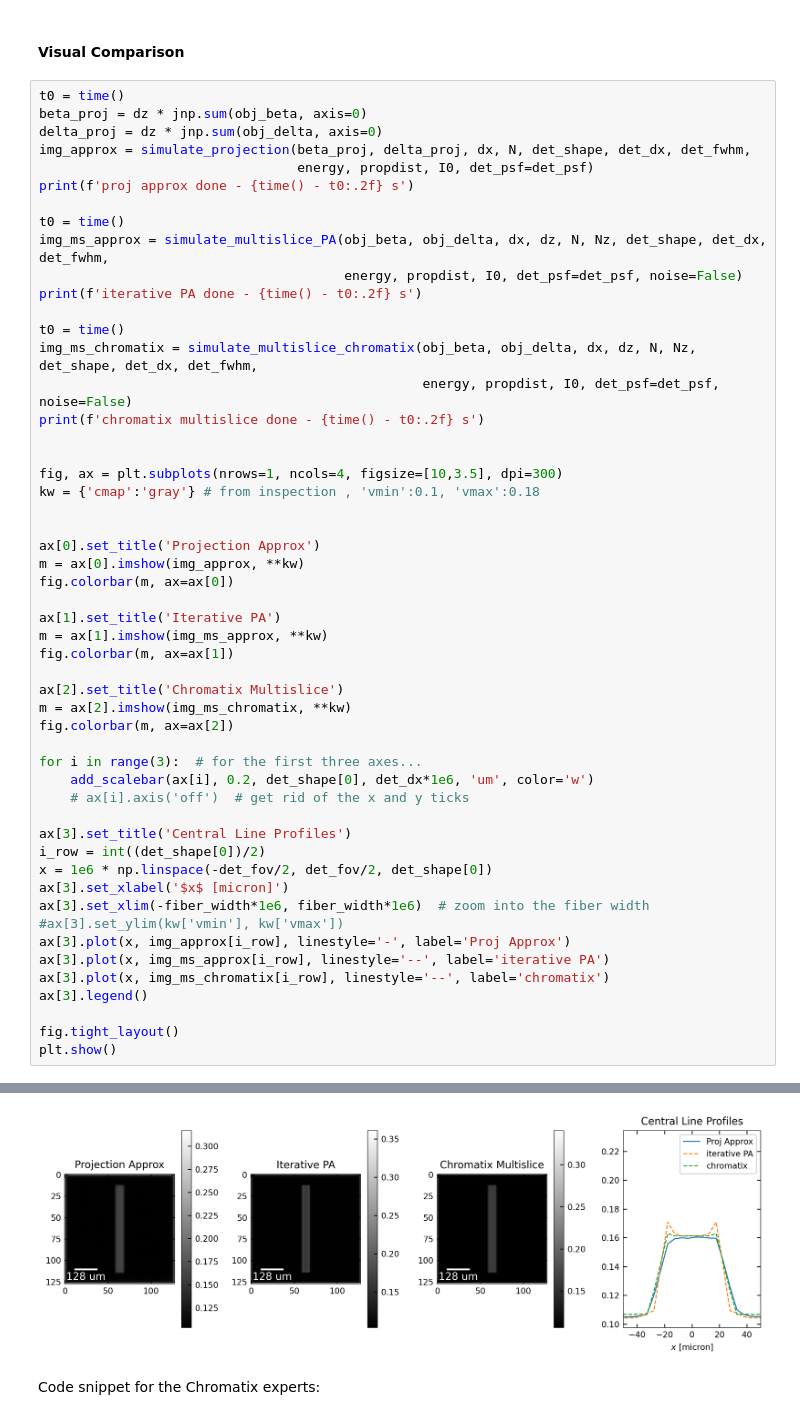
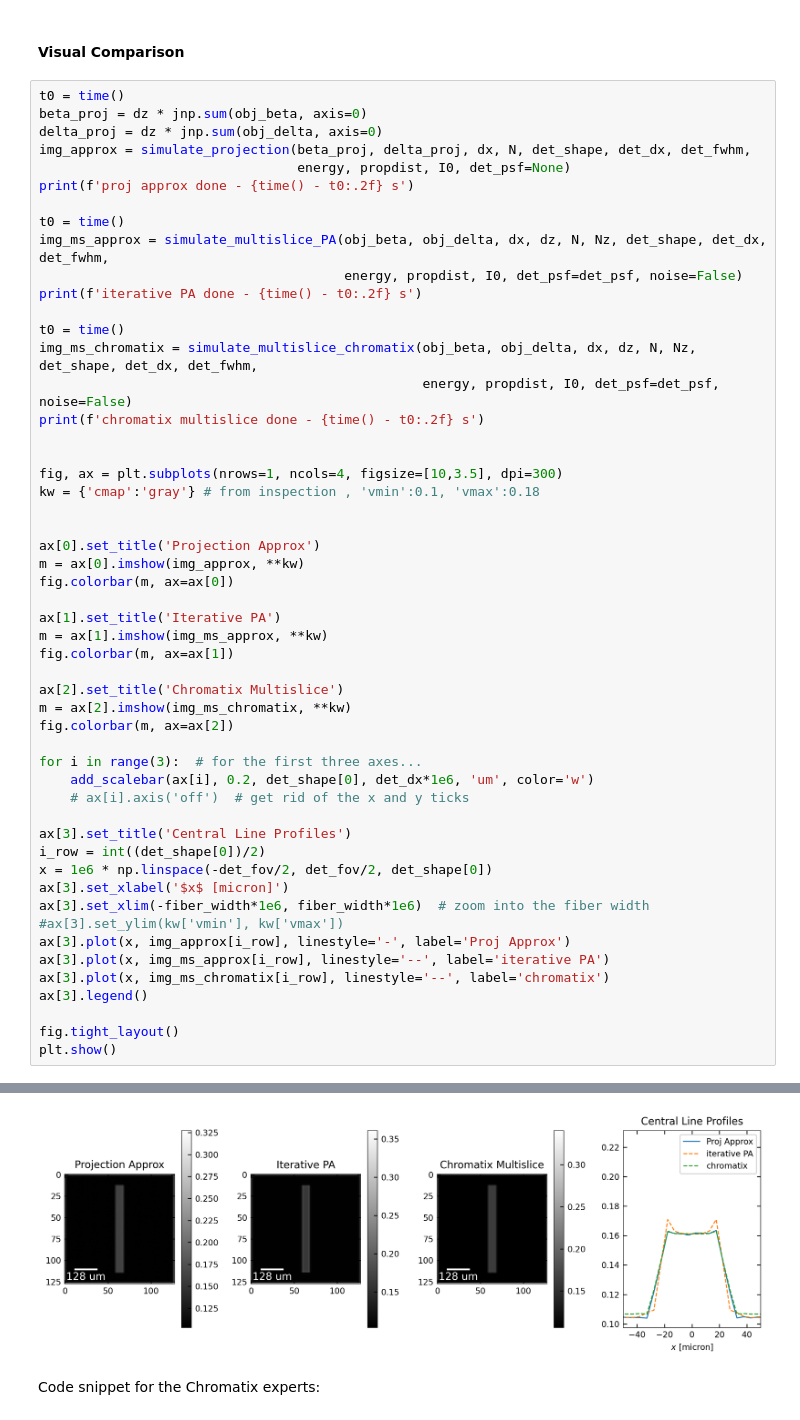
Before and after one commit to gjadick/spectral-xpci, a Jupyter notebook: comparing-two-multislice-functions.ipynb, the cells around one changed output, grey strips where cells are left out. Cells and saved outputs as stored; diff of their text form.

```diff
--- a/comparing-two-multislice-functions.ipynb
+++ b/comparing-two-multislice-functions.ipynb
@@ -231,7 +233,7 @@ t0 = time()
 beta_proj = dz * jnp.sum(obj_beta, axis=0)
 delta_proj = dz * jnp.sum(obj_delta, axis=0)
 img_approx = simulate_projection(beta_proj, delta_proj, dx, N, det_shape, det_dx, det_fwhm,
-                                 energy, propdist, I0, det_psf=det_psf)
+                                 energy, propdist, I0, det_psf=None)
 print(f'proj approx done - {time() - t0:.2f} s')
 
 t0 = time()
@@ -285,4 +287,4 @@ chromatix multislice done - 1.17 s
-[figure, old version]
+[figure, new version]
 # %% [markdown]
 Code snippet for the Chromatix experts:
 # %%
```
Also changed, not shown: parts of 4 cells of this notebook.
